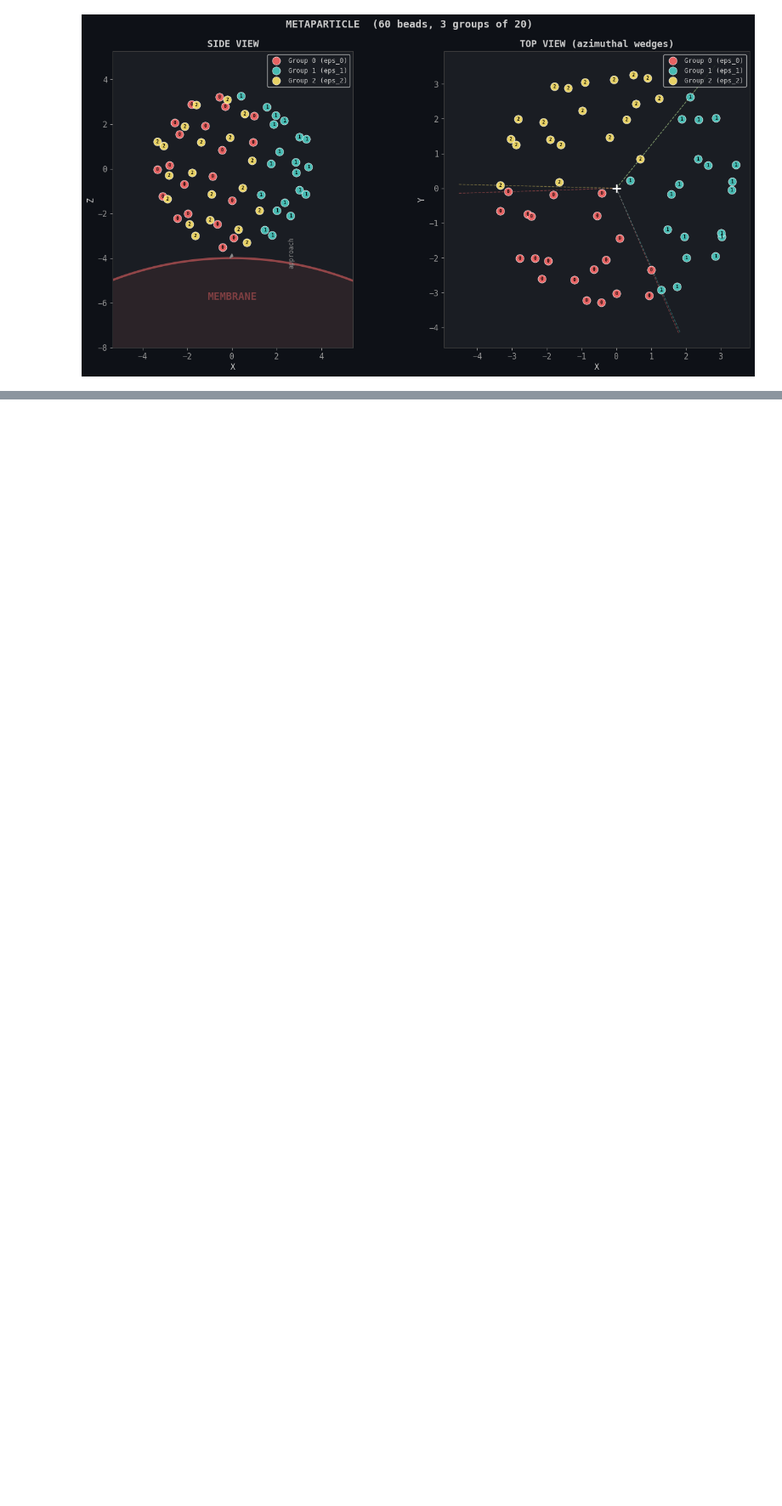
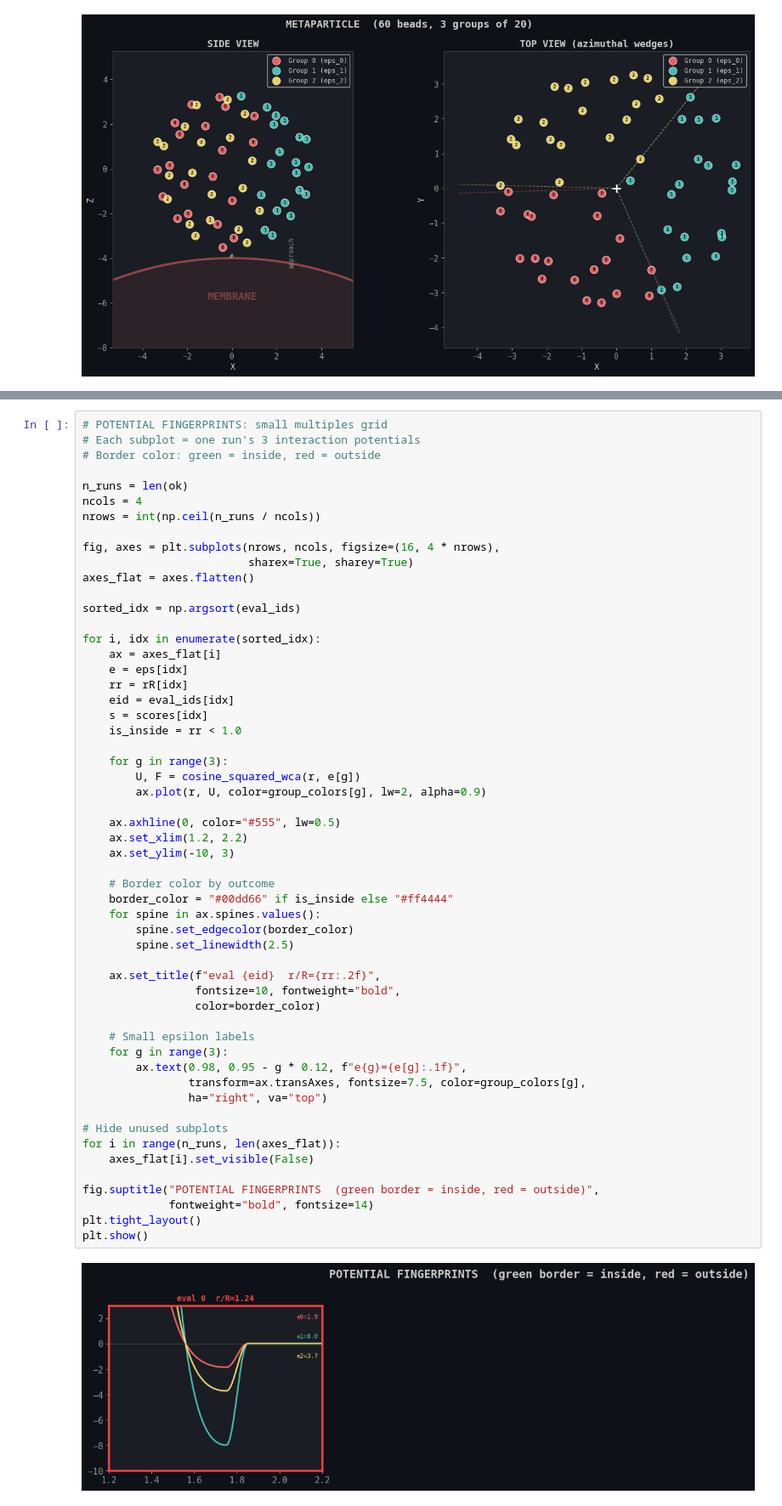
Before and after one commit to MaartenStork/metaparticles-main, a Jupyter notebook: analyze_bo.ipynb, the cells around one changed output, grey strips where cells are left out. Shown at 85% size. Drawn from its saved outputs; the diff is of its cells as text; blank space fills up the shorter version.

```diff
--- a/analyze_bo.ipynb
+++ b/analyze_bo.ipynb
@@ -669,0 +812,57 @@ plt.show()
+# %%
+# POTENTIAL FINGERPRINTS: small multiples grid
+# Each subplot = one run's 3 interaction potentials
+# Border color: green = inside, red = outside
+
+n_runs = len(ok)
+ncols = 4
+nrows = int(np.ceil(n_runs / ncols))
+
+fig, axes = plt.subplots(nrows, ncols, figsize=(16, 4 * nrows),
+                         sharex=True, sharey=True)
+axes_flat = axes.flatten()
+
+sorted_idx = np.argsort(eval_ids)
+
+for i, idx in enumerate(sorted_idx):
+    ax = axes_flat[i]
+    e = eps[idx]
+    rr = rR[idx]
+    eid = eval_ids[idx]
+    s = scores[idx]
+    is_inside = rr < 1.0
+
+    for g in range(3):
+        U, F = cosine_squared_wca(r, e[g])
+        ax.plot(r, U, color=group_colors[g], lw=2, alpha=0.9)
+
+    ax.axhline(0, color="#555", lw=0.5)
+    ax.set_xlim(1.2, 2.2)
+    ax.set_ylim(-10, 3)
+
+    # Border color by outcome
+    border_color = "#00dd66" if is_inside else "#ff4444"
+    for spine in ax.spines.values():
+        spine.set_edgecolor(border_color)
+        spine.set_linewidth(2.5)
+
+    ax.set_title(f"eval {eid}  r/R={rr:.2f}",
+                 fontsize=10, fontweight="bold",
+                 color=border_color)
+
+    # Small epsilon labels
+    for g in range(3):
+        ax.text(0.98, 0.95 - g * 0.12, f"e{g}={e[g]:.1f}",
+                transform=ax.transAxes, fontsize=7.5, color=group_colors[g],
+                ha="right", va="top")
+
+# Hide unused subplots
+for i in range(n_runs, len(axes_flat)):
+    axes_flat[i].set_visible(False)
+
+fig.suptitle("POTENTIAL FINGERPRINTS  (green border = inside, red = outside)",
+             fontweight="bold", fontsize=14)
+plt.tight_layout()
+plt.show()
+# %% [output]
+[figure, added]
```
Also changed, not shown: parts of 14 cells of this notebook, 2 other files.
